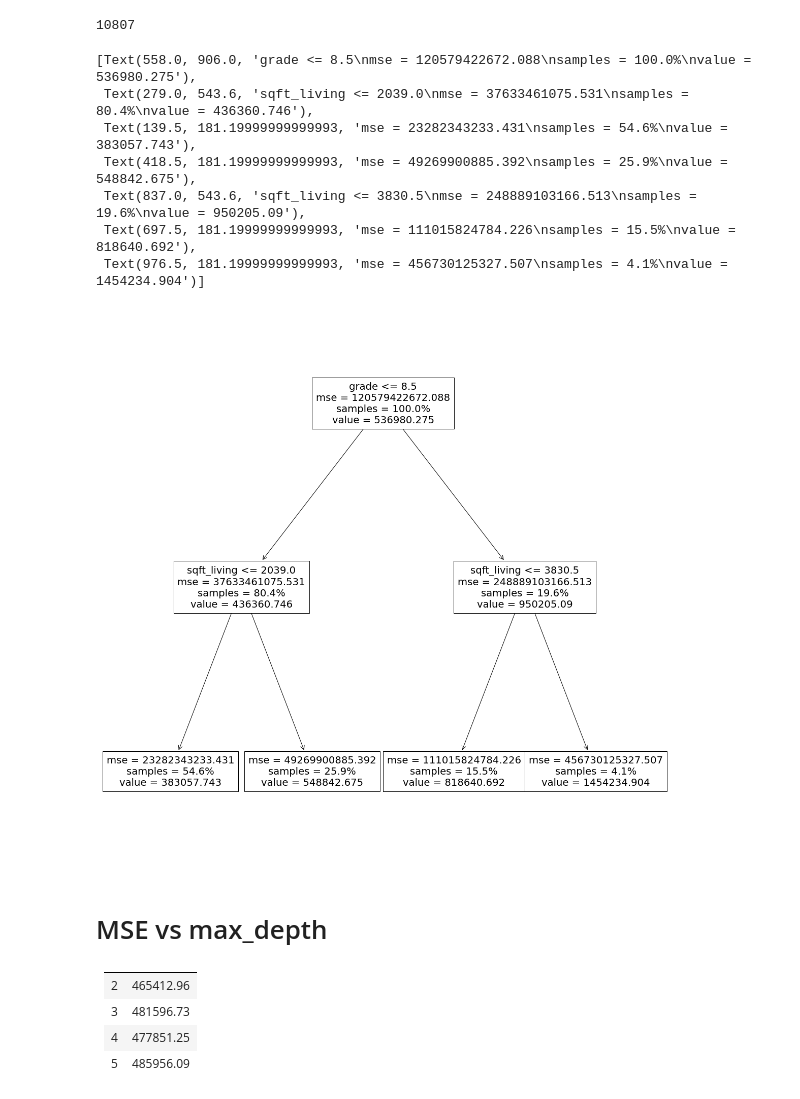
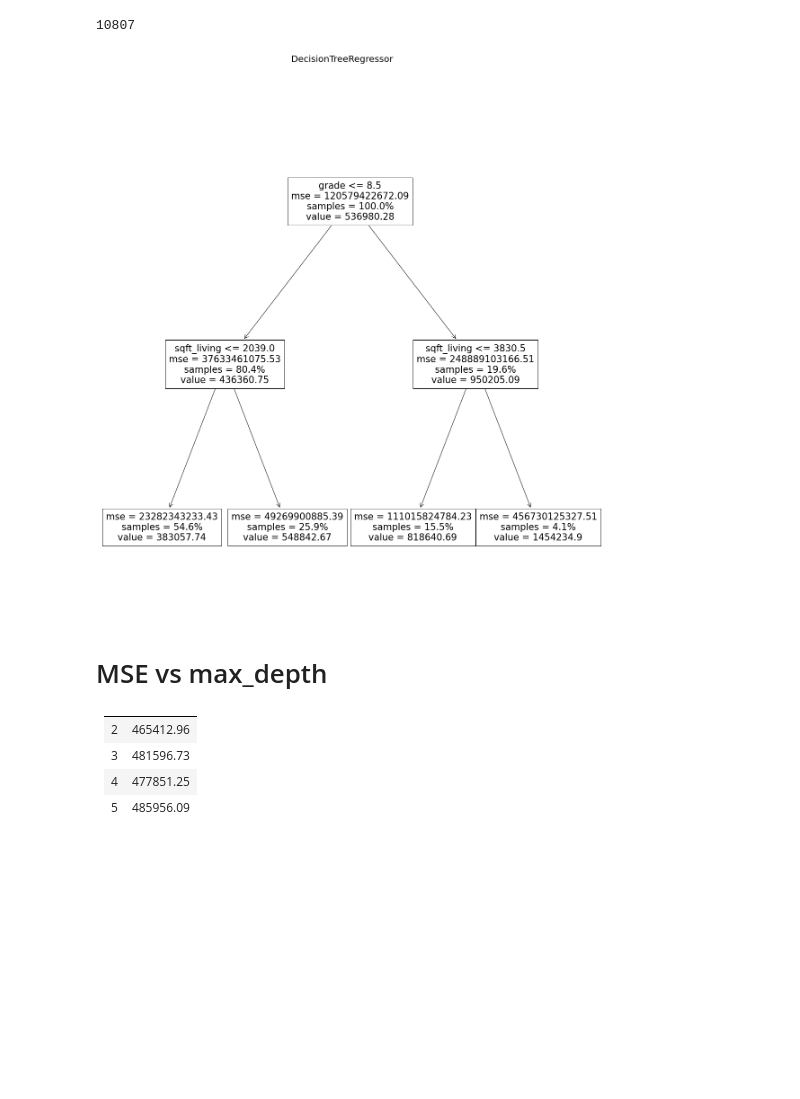
Before and after one commit to giantmagellan/WashStateHousingSales, a Jupyter notebook: JupyterNB/ads500b-step-03-mayel-final.ipynb, the cells around one changed output. Saved outputs shown, nothing was run; the diff lists cells and outputs as text; code cells hidden in the pictures; blank space fills up the shorter version.

```diff
--- a/JupyterNB/ads500b-step-03-mayel-final.ipynb
+++ b/JupyterNB/ads500b-step-03-mayel-final.ipynb
@@ -72,17 +72,10 @@ len(y_predict)
 # %%
 y_test=train_df['price']
 # %%
-plt.figure(figsize=(20,20))
-tree.plot_tree(regressor, proportion=True,feature_names=['bathrooms', 'grade', 'sqft_living'])
+plt.figure(figsize=(20,20)).suptitle("DecisionTreeRegressor", fontsize=20)
+tp=tree.plot_tree(regressor, proportion=True,feature_names=['bathrooms', 'grade', 'sqft_living'], precision=2)
 # %% [output]
-[Text(558.0, 906.0, 'grade <= 8.5\nmse = 120579422672.088\nsamples = 100.0%\nvalue = 536980.275'),
- Text(279.0, 543.6, 'sqft_living <= 2039.0\nmse = 37633461075.531\nsamples = 80.4%\nvalue = 436360.746'),
- Text(139.5, 181.19999999999993, 'mse = 23282343233.431\nsamples = 54.6%\nvalue = 383057.743'),
- Text(418.5, 181.19999999999993, 'mse = 49269900885.392\nsamples = 25.9%\nvalue = 548842.675'),
- Text(837.0, 543.6, 'sqft_living <= 3830.5\nmse = 248889103166.513\nsamples = 19.6%\nvalue = 950205.09'),
- Text(697.5, 181.19999999999993, 'mse = 111015824784.226\nsamples = 15.5%\nvalue = 818640.692'),
- Text(976.5, 181.19999999999993, 'mse = 456730125327.507\nsamples = 4.1%\nvalue = 1454234.904')]
-[figure, old version]
+[figure, new version]
 # %%
 #regressor?
 # %% [markdown]
```
Also changed, not shown: parts of 7 cells of this notebook, 1 other file.
